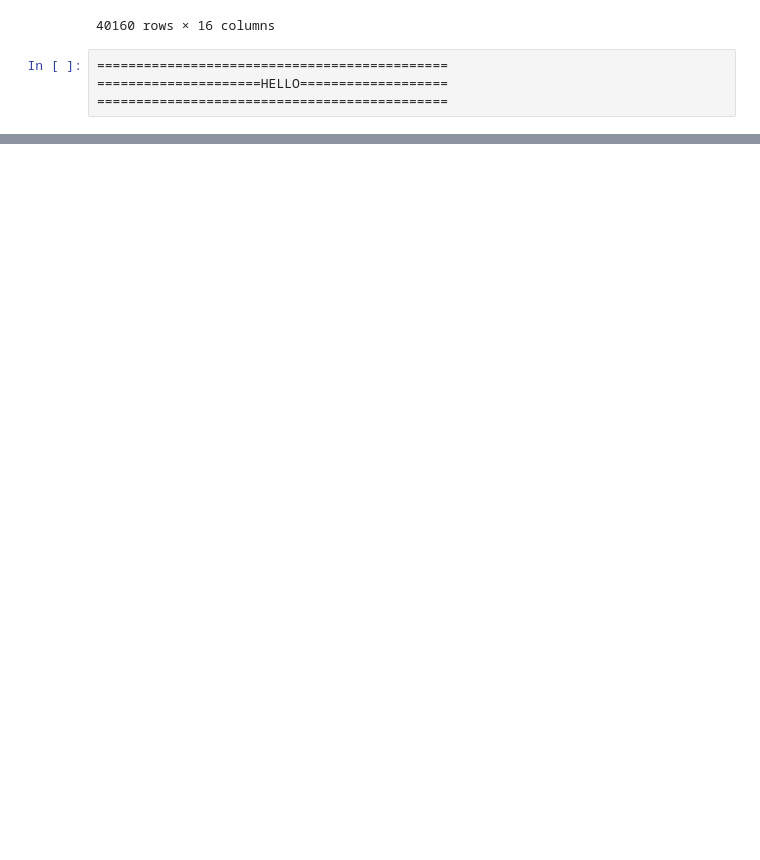
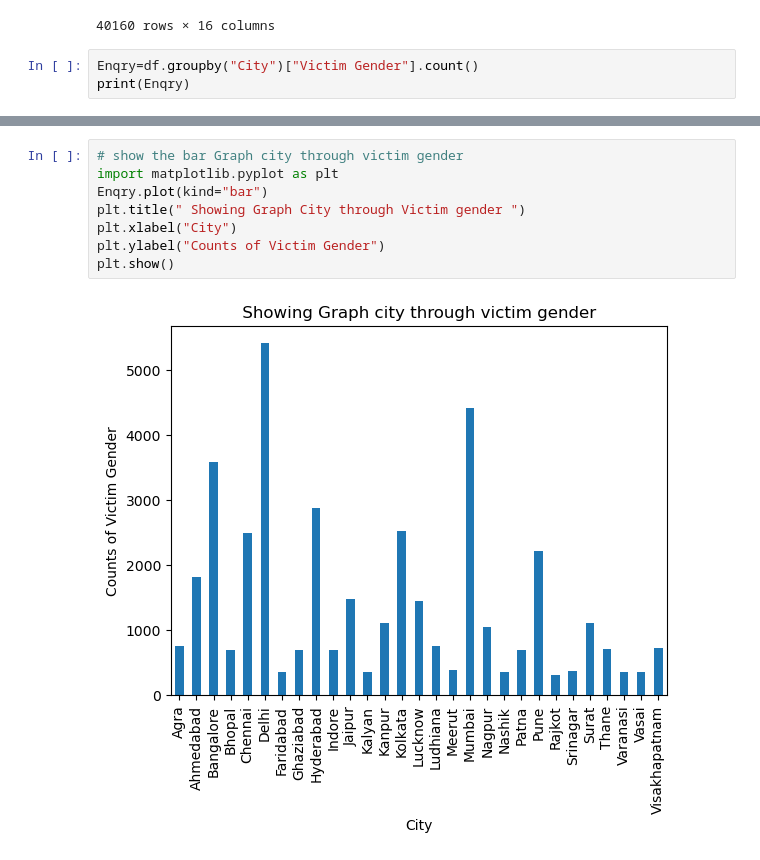
Before and after one commit to Akashyadav-codes/Data_Analyst_Jupyter, a Jupyter notebook: panda.ipynb, the cells around one changed output, grey strips where cells are left out. Cells and saved outputs as stored; diff of their text form; blank space fills up the shorter version.

Commit message:
Chart

```diff
--- a/pandas/panda.ipynb
+++ b/panda.ipynb
@@ -983,6 +983,5 @@ df
 | 40159 | 40160 | 31-07-2024 17:00 | 07-31-2024 07:00 | 31-07-2024 17:19 | Delhi | 193 | ... |
 40160 rows × 16 columns
 # %%
-=============================================
-=====================HELLO===================
-=============================================
+Enqry=df.groupby("City")["Victim Gender"].count()
+print(Enqry)
@@ -988,0 +1006,10 @@ df
+# %%
+# show the bar Graph city through victim gender
+import matplotlib.pyplot as plt
+Enqry.plot(kind="bar")
+plt.title(" Showing Graph City through Victim gender ")
+plt.xlabel("City")
+plt.ylabel("Counts of Victim Gender")
+plt.show()
+# %% [output]
+[figure, added]
```
Also changed, not shown: parts of 2 cells of this notebook, 1 other file.
